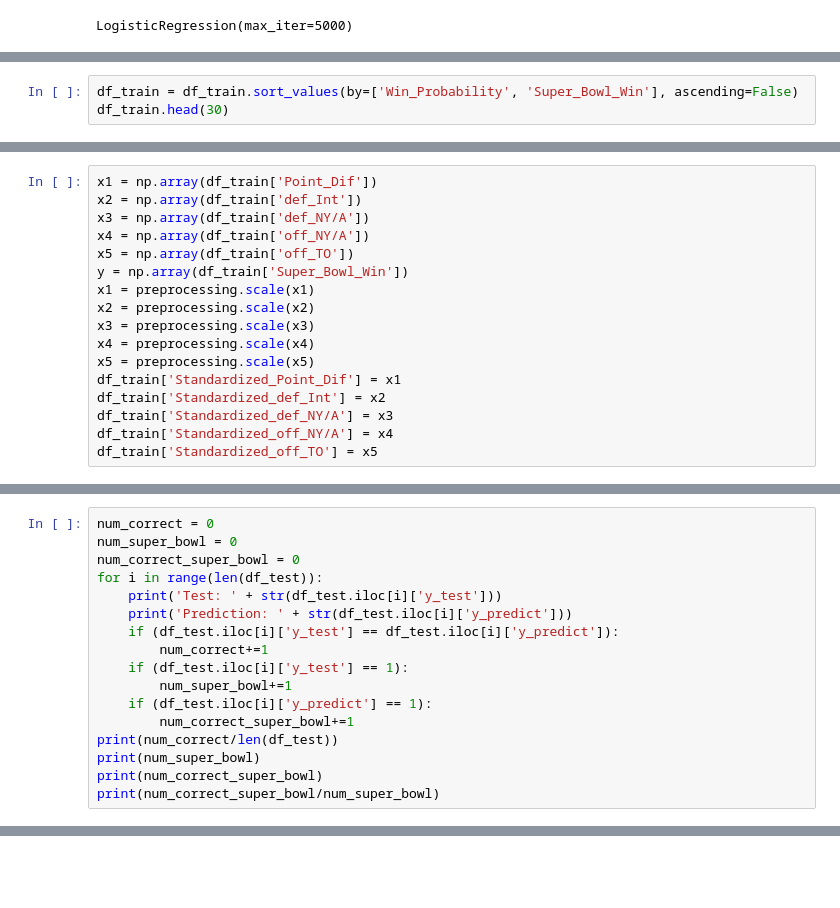
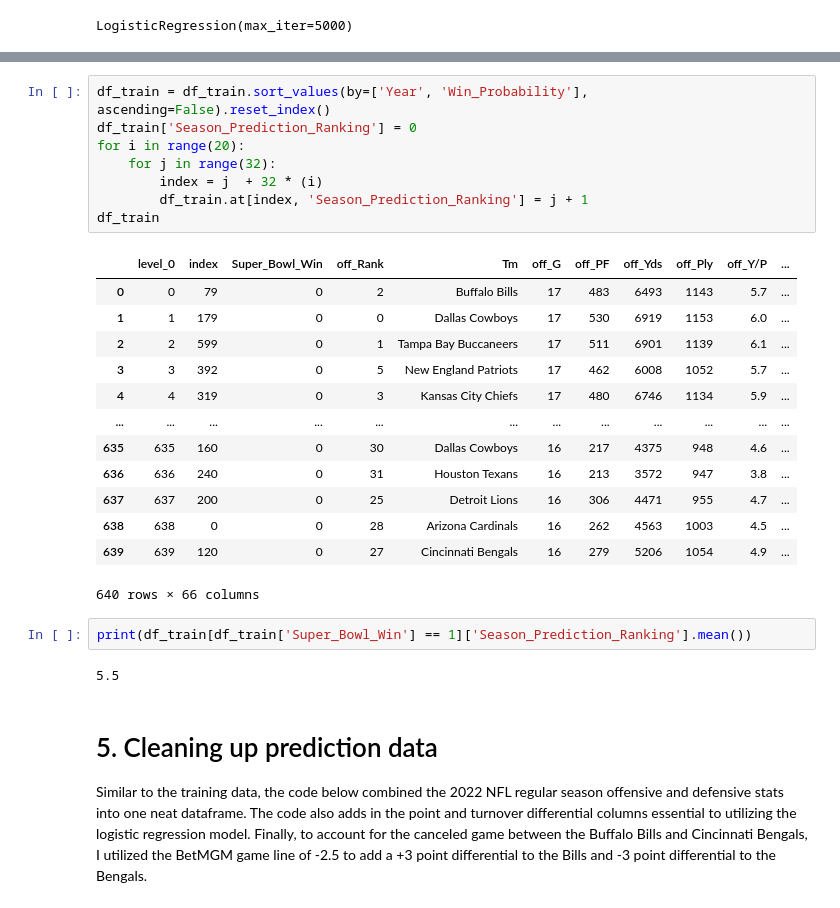
Before and after one commit to mohitsingh4744/super-bowl-2023-prediction, a Jupyter notebook: super-bowl-prediction.ipynb, the cells around one changed output, grey strips where cells are left out. Drawn from its saved outputs; the diff is of its cells as text; blank space fills up the shorter version.

```diff
--- a/super-bowl-prediction.ipynb
+++ b/super-bowl-prediction.ipynb
@@ -175,4 +203 @@ df_train
 640 rows × 63 columns
-# %%
-df_train = df_train.sort_values(by=['Win_Probability', 'Super_Bowl_Win'], ascending=False)
-df_train.head(30)
@@ -200,17 +203,0 @@ df_train.head(30)
-# %%
-x1 = np.array(df_train['Point_Dif'])
-x2 = np.array(df_train['def_Int'])
-x3 = np.array(df_train['def_NY/A'])
-x4 = np.array(df_train['off_NY/A'])
-x5 = np.array(df_train['off_TO'])
-y = np.array(df_train['Super_Bowl_Win'])
-x1 = preprocessing.scale(x1)
-x2 = preprocessing.scale(x2)
-x3 = preprocessing.scale(x3)
-x4 = preprocessing.scale(x4)
-x5 = preprocessing.scale(x5)
-df_train['Standardized_Point_Dif'] = x1
-df_train['Standardized_def_Int'] = x2
-df_train['Standardized_def_NY/A'] = x3
-df_train['Standardized_off_NY/A'] = x4
-df_train['Standardized_off_TO'] = x5
@@ -244,17 +203,0 @@ df_test
-# %%
-num_correct = 0
-num_super_bowl = 0
-num_correct_super_bowl = 0
-for i in range(len(df_test)):
-    print('Test: ' + str(df_test.iloc[i]['y_test']))
-    print('Prediction: ' + str(df_test.iloc[i]['y_predict']))
-    if (df_test.iloc[i]['y_test'] == df_test.iloc[i]['y_predict']):
-        num_correct+=1
-    if (df_test.iloc[i]['y_test'] == 1):
-        num_super_bowl+=1
-    if (df_test.iloc[i]['y_predict'] == 1):
-        num_correct_super_bowl+=1
-print(num_correct/len(df_test))
-print(num_super_bowl)
-print(num_correct_super_bowl)
-print(num_correct_super_bowl/num_super_bowl)
@@ -286,0 +204,29 @@ df_test[df_test.y_test == 1]
+# %%
+df_train = df_train.sort_values(by=['Year', 'Win_Probability'], ascending=False).reset_index()
+df_train['Season_Prediction_Ranking'] = 0
+for i in range(20):
+    for j in range(32):
+        index = j  + 32 * (i)
+        df_train.at[index, 'Season_Prediction_Ranking'] = j + 1
+df_train
+# %% [output]
+|  | level_0 | index | Super_Bowl_Win | off_Rank | Tm | off_G | off_PF | off_Yds | off_Ply | off_Y/P | ... |
+| 0 | 0 | 79 | 0 | 2 | Buffalo Bills | 17 | 483 | 6493 | 1143 | 5.7 | ... |
+| 1 | 1 | 179 | 0 | 0 | Dallas Cowboys | 17 | 530 | 6919 | 1153 | 6.0 | ... |
+| 2 | 2 | 599 | 0 | 1 | Tampa Bay Buccaneers | 17 | 511 | 6901 | 1139 | 6.1 | ... |
+| 3 | 3 | 392 | 0 | 5 | New England Patriots | 17 | 462 | 6008 | 1052 | 5.7 | ... |
+| 4 | 4 | 319 | 0 | 3 | Kansas City Chiefs | 17 | 480 | 6746 | 1134 | 5.9 | ... |
+| ... | ... | ... | ... | ... | ... | ... | ... | ... | ... | ... | ... |
+| 635 | 635 | 160 | 0 | 30 | Dallas Cowboys | 16 | 217 | 4375 | 948 | 4.6 | ... |
+| 636 | 636 | 240 | 0 | 31 | Houston Texans | 16 | 213 | 3572 | 947 | 3.8 | ... |
+| 637 | 637 | 200 | 0 | 25 | Detroit Lions | 16 | 306 | 4471 | 955 | 4.7 | ... |
+| 638 | 638 | 0 | 0 | 28 | Arizona Cardinals | 16 | 262 | 4563 | 1003 | 4.5 | ... |
+| 639 | 639 | 120 | 0 | 27 | Cincinnati Bengals | 16 | 279 | 5206 | 1054 | 4.9 | ... |
+640 rows × 66 columns
+# %%
+print(df_train[df_train['Super_Bowl_Win'] == 1]['Season_Prediction_Ranking'].mean())
+# %% [output]
+5.5
+# %% [markdown]
+# 5. Cleaning up prediction data
+Similar to the training data, the code below combined the 2022 NFL regular season offensive and defensive stats into one neat dataframe. The code also adds in the point and turnover differential columns essential to utilizing the logistic regression model. Finally, to account for the canceled game between the Buffalo Bills and Cincinnati Bengals, I utilized the BetMGM game line of -2.5 to add a +3 point differential to the Bills and -3 point differential to the Bengals.
```
Also changed, not shown: parts of 33 cells of this notebook, 4 other files.
